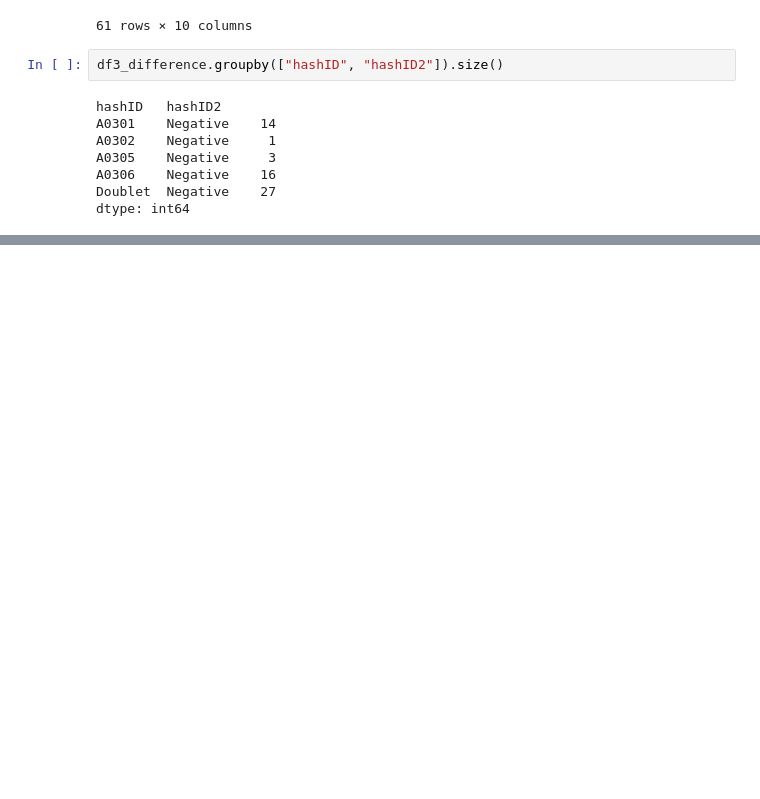
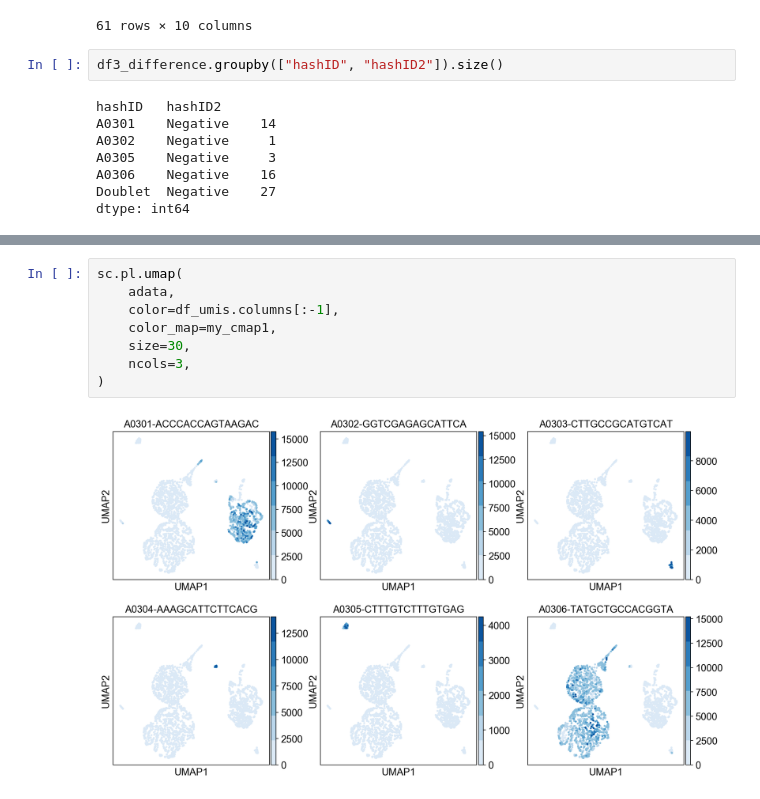
Before and after one commit to hisplan/sharp, a Jupyter notebook: manual-inspection/inspect.ipynb, the cells around one changed output, grey strips where cells are left out. Saved outputs shown, nothing was run; the diff lists cells and outputs as text; blank space fills up the shorter version.

```diff
--- a/manual-inspection/inspect.ipynb
+++ b/manual-inspection/inspect.ipynb
@@ -1127,0 +1230,10 @@ dtype: int64
+# %%
+sc.pl.umap(
+    adata,
+    color=df_umis.columns[:-1],
+    color_map=my_cmap1,
+    size=30,
+    ncols=3,
+)
+# %% [output]
+[figure, added]
```
Also changed, not shown: parts of 29 cells of this notebook.
